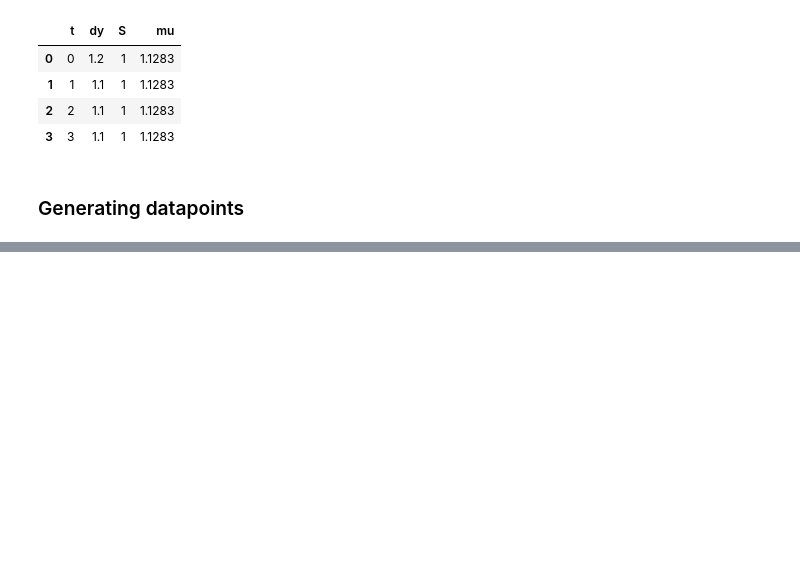
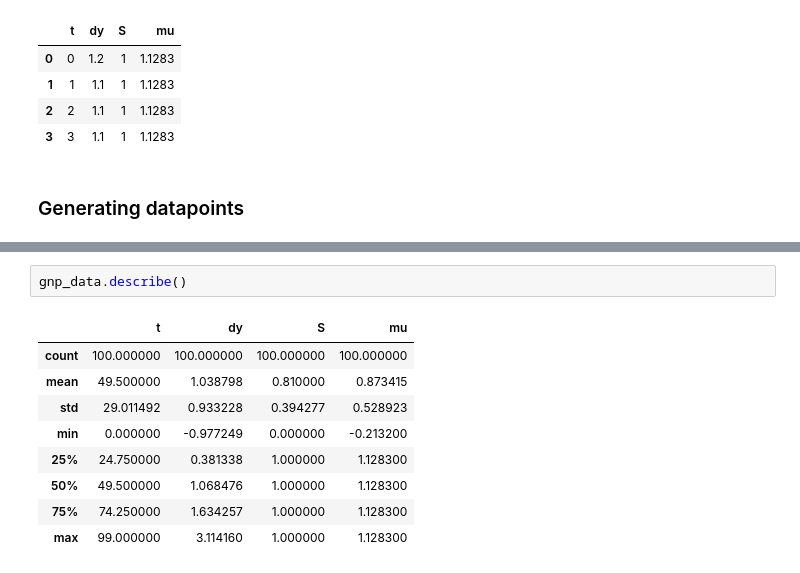
Before and after one commit to Nikhilesh-B/Research-Time-Series, a Jupyter notebook: Experiments for time series/data_generating_process.ipynb, the cells around one changed output, grey strips where cells are left out. Saved outputs shown, nothing was run; the diff lists cells and outputs as text; blank space fills up the shorter version.

```diff
--- a/Experiments for time series/data_generating_process.ipynb
+++ b/Experiments for time series/data_generating_process.ipynb
@@ -89,0 +93,12 @@ gnp_data
+# %%
+gnp_data.describe()
+# %% [output]
+|  | t | dy | S | mu |
+| count | 100.000000 | 100.000000 | 100.000000 | 100.000000 |
+| mean | 49.500000 | 1.038798 | 0.810000 | 0.873415 |
+| std | 29.011492 | 0.933228 | 0.394277 | 0.528923 |
+| min | 0.000000 | -0.977249 | 0.000000 | -0.213200 |
+| 25% | 24.750000 | 0.381338 | 1.000000 | 1.128300 |
+| 50% | 49.500000 | 1.068476 | 1.000000 | 1.128300 |
+| 75% | 74.250000 | 1.634257 | 1.000000 | 1.128300 |
+| max | 99.000000 | 3.114160 | 1.000000 | 1.128300 |
```
Also changed, not shown: parts of 4 cells of this notebook, 8 other files.
